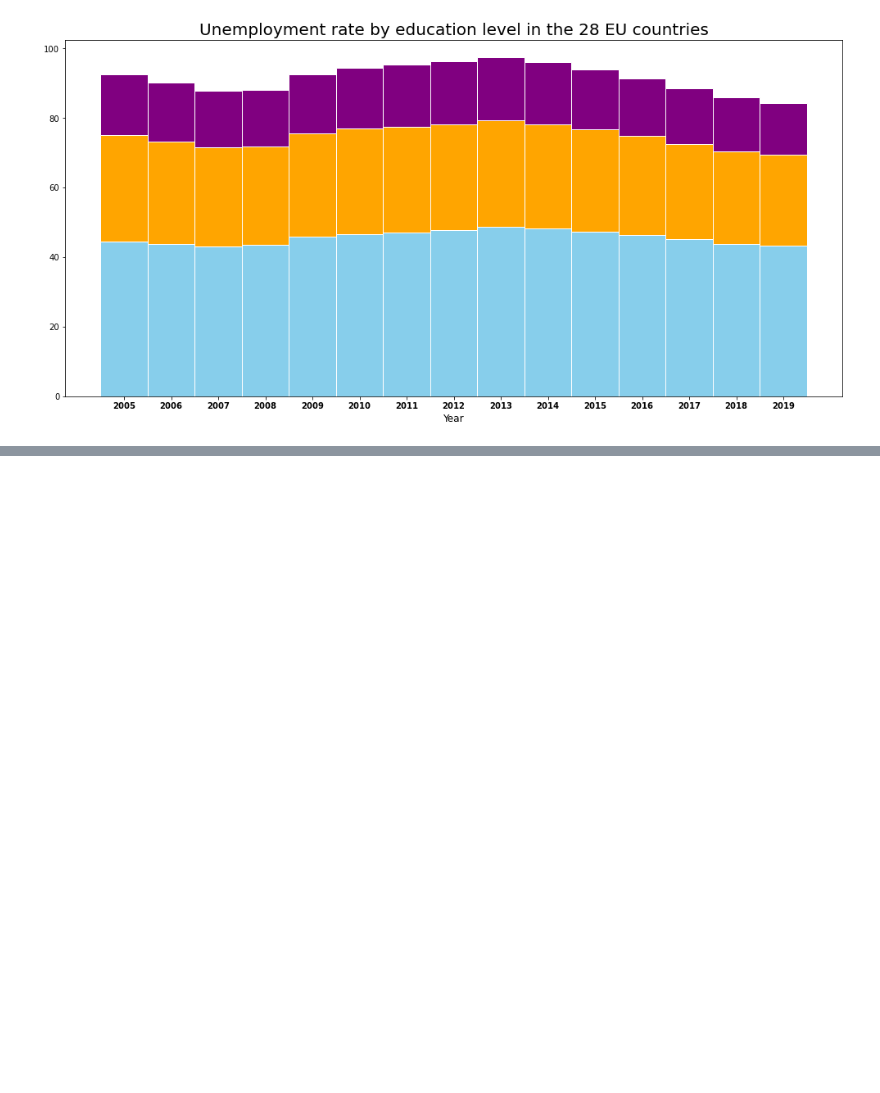
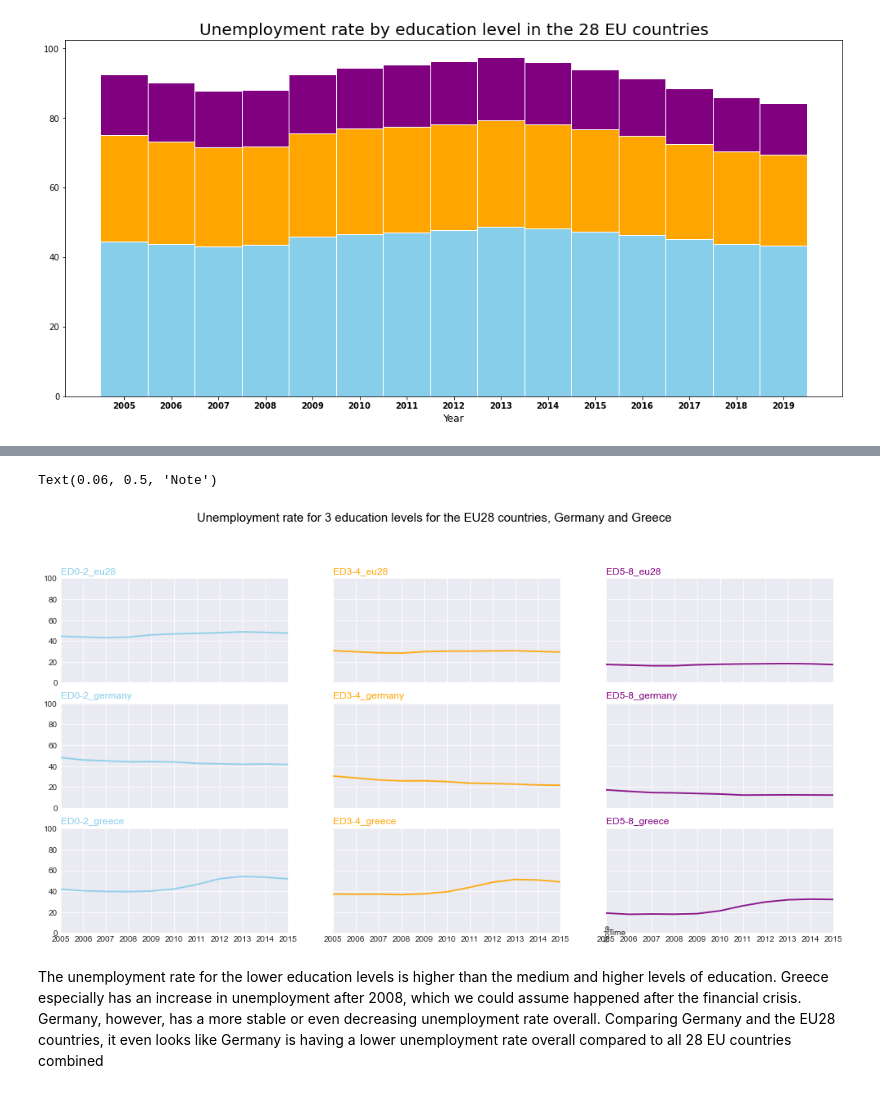
Before and after one commit to Malonk/unemployment_stats, a Jupyter notebook: notebooks/education_employment_rate_EU28.ipynb, the cells around one changed output, grey strips where cells are left out. Drawn from its saved outputs; the diff is of its cells as text; code cells hidden in the pictures; blank space fills up the shorter version.

Commit message:
adding comparison graph

```diff
--- a/notebooks/education_employment_rate_EU28.ipynb
+++ b/notebooks/education_employment_rate_EU28.ipynb
@@ -211,0 +227,3 @@ df_eu28.to_pickle("../data/output/education_employment_rate_eu28.pkl")
+# %%
+df_germany = df_germany.rename(columns={'ED0-2low': 'ED0-2_germany', 'ED3_4medium': 'ED3-4_germany',
+                                        'ED5-8high': 'ED5-8_germany'})
@@ -211,0 +239,5 @@ df_eu28.to_pickle("../data/output/education_employment_rate_eu28.pkl")
+# %%
+df_greece = pd.read_pickle("../data/output/education_employment_rate_greece.pkl")
+# %%
+df_greece = df_greece.rename(columns={'ED0-2low': 'ED0-2_greece', 'ED3_4medium': 'ED3-4_greece',
+                                        'ED5-8high': 'ED5-8_greece'})
@@ -211,0 +253,4 @@ df_eu28.to_pickle("../data/output/education_employment_rate_eu28.pkl")
+# %%
+df_de_el_eu28 = pd.concat([df_eu28.drop(columns=["ED0-2", "ED3_4", "ED5-8", ]),
+                     df_germany.drop(columns=["year", "ED0-2", "ED3_4", "ED5-8"]),
+                     df_greece.drop(columns=["year", "ED0-2", "ED3_4", "ED5-8"])], axis=1)
@@ -211,0 +266,57 @@ df_eu28.to_pickle("../data/output/education_employment_rate_eu28.pkl")
+# %%
+#pd.DataFrame({'x': range(1,11), 'y1': np.random.randn(10), 'y2': np.random.randn(10)+range(1,11), 'y3': np.random.randn(10)+range(11,21), 'y4': np.random.randn(10)+range(6,16), 'y5': np.random.randn(10)+range(4,14)+(0,0,0,0,0,0,0,-3,-8,-6), 'y6': np.random.randn(10)+range(2,12), 'y7': np.random.randn(10)+range(5,15), 'y8': np.random.randn(10)+range(4,14), 'y9': np.random.randn(10)+range(4,14) })
+
+# Initialize the figure
+plt.pyplot.style.use('seaborn-darkgrid')
+
+# create a color palette
+palette = ["skyblue", "orange", "purple","skyblue", "orange", "purple", "skyblue", "orange", "purple"]
+#plt.pyplot.get_cmap('Set1')
+
+# multiple line plot
+
+#fig, ax = plt.pyplot.subplots(figsize=(17,8))
+
+fig, axes = plt.pyplot.subplots(3,3, figsize=(17,8))
+num=0
+for column in df_de_el_eu28.drop('year', axis=1):
+
+    # Find the right spot on the plot
+    #axes.flatten()[num].subplot(3,3, num+1)
+
+    # Plot the lineplot
+    axes.flatten()[num].plot(df_de_el_eu28['year'],
+                    df_de_el_eu28[column],
+                    marker='',
+                    color=palette[num],
+                    linewidth=1.9,
+                    alpha=0.9,
+                    label=column)
+
+    # Same limits for everybody!
+    axes.flatten()[num].set_xlim(0,10)
+    axes.flatten()[num].set_ylim(0,100)
+
+    # Not ticks everywhere
+    if num in range(6) :
+        #plt.pyplot.tick_params(labelbottom='off')
+        axes.flatten()[num].tick_params(labelbottom=False)
+    if num not in [0,3,6] :
+        #plt.pyplot.tick_params(labelleft='off')
+        axes.flatten()[num].tick_params(labelleft=False)
+
+    # Add title
+    axes.flatten()[num].set_title(column, loc='left', fontsize=12, fontweight=0, color=palette[num] )
+    num+=1
+
+# general title
+plt.pyplot.suptitle("Unemployment rate for 3 education levels for the EU28 countries, Germany and Greece", fontsize=15, fontweight=0, color='black', y=1.02)
+
+# Axis title
+plt.pyplot.text(0.5, 0.02, 'Time', ha='center', va='center')
+plt.pyplot.text(0.06, 0.5, 'Note', ha='center', va='center', rotation='vertical')
+# %% [output]
+Text(0.06, 0.5, 'Note')
+[figure, added]
+# %% [markdown]
+The unemployment rate for the lower education levels is higher than the medium and higher levels of education. Greece especially has an increase in unemployment after 2008, which we could assume happened after the financial crisis. Germany, however, has a more stable or even decreasing unemployment rate overall. Comparing Germany and the EU28 countries, it even looks like Germany is having a lower unemployment rate overall compared to all 28 EU countries combined
```
Also changed, not shown: parts of 7 cells of this notebook.
